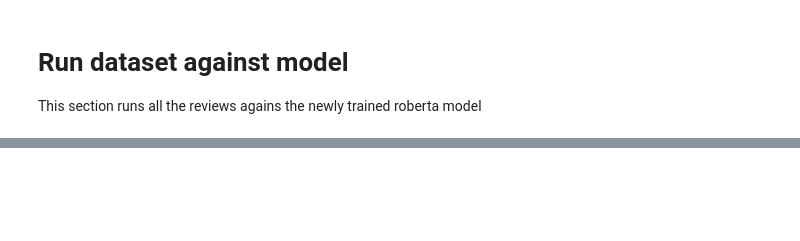
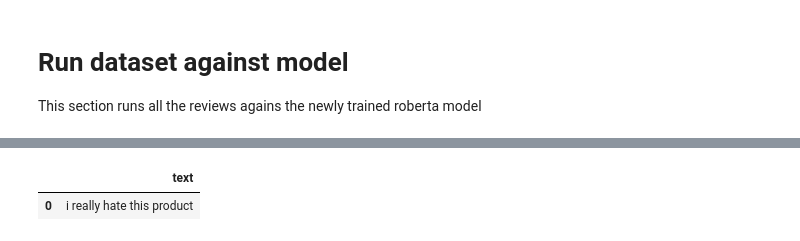
Before and after one commit to gisellegomezp/Project3, a Jupyter notebook: Project Main/data_evaluate.ipynb, the cells around one changed output, grey strips where cells are left out. Cells and saved outputs as stored; diff of their text form; code cells hidden in the pictures; blank space fills up the shorter version.

```diff
--- a/Project Main/data_evaluate.ipynb
+++ b/Project Main/data_evaluate.ipynb
@@ -359,0 +409,8 @@ This section runs all the reviews agains the newly trained roberta model
+# %%
+
+text_test = pd.DataFrame(["i really hate this product"], columns=["text"])
+# %%
+text_test
+# %% [output]
+|  | text |
+| 0 | i really hate this product |
```
Also changed, not shown: parts of 8 cells of this notebook, 1 other file.
